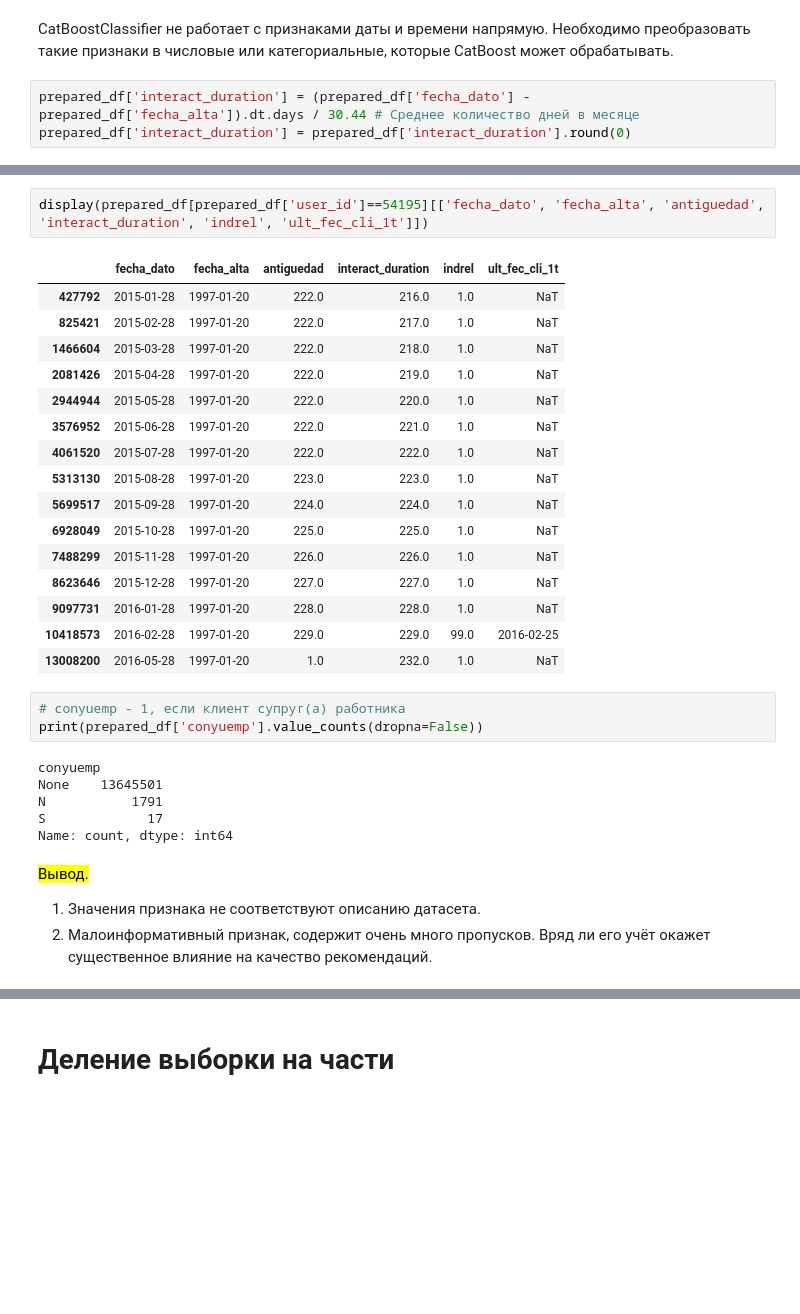
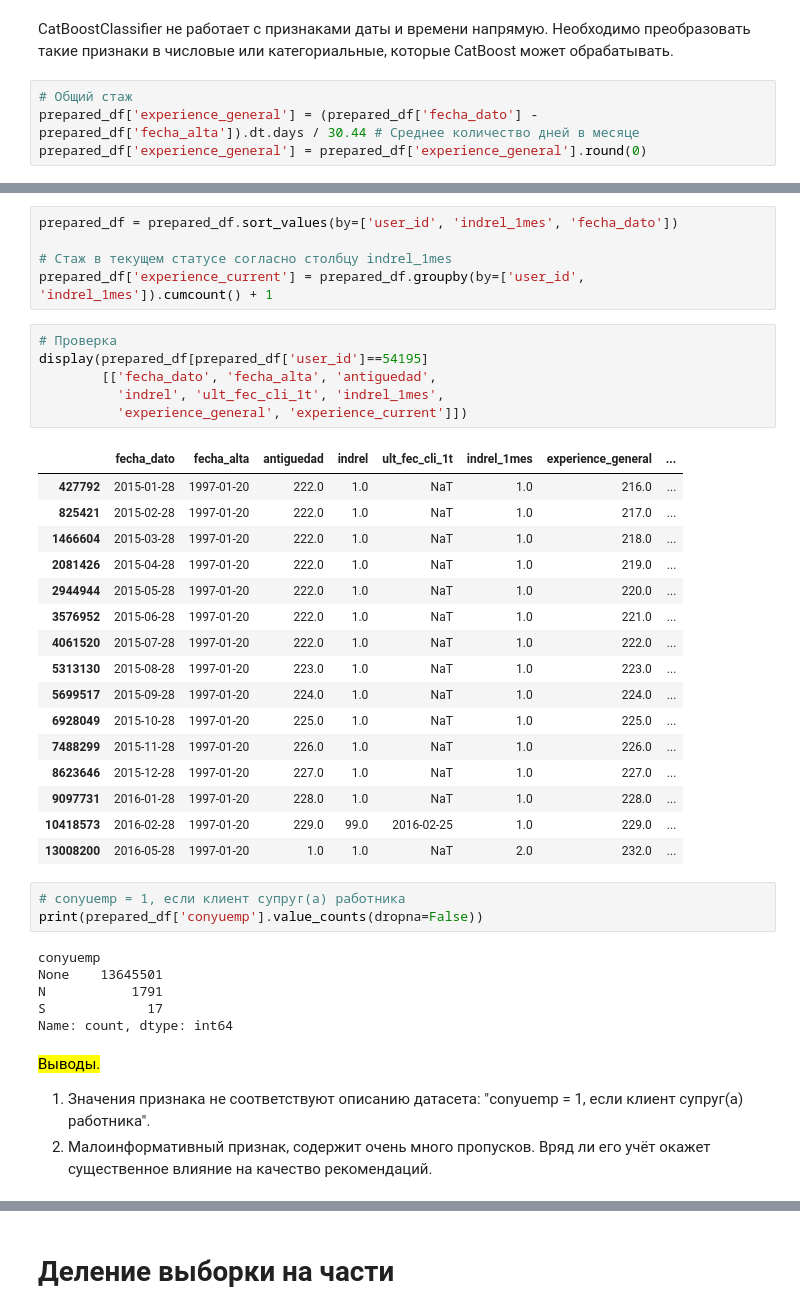
Before and after one commit to alien150684/banking_products_recom, a Jupyter notebook: recommendations.ipynb, the cells around one changed output, grey strips where cells are left out. Saved outputs shown, nothing was run; the diff lists cells and outputs as text; blank space fills up the shorter version.

```diff
--- a/recommendations.ipynb
+++ b/recommendations.ipynb
@@ -652,5 +651,6 @@ display(prepared_df[prepared_df['user_id']==54195])
 # %% [markdown]
 CatBoostClassifier не работает с признаками даты и времени напрямую. Необходимо преобразовать такие признаки в числовые или категориальные, которые CatBoost может обрабатывать.
 # %%
-prepared_df['interact_duration'] = (prepared_df['fecha_dato'] - prepared_df['fecha_alta']).dt.days / 30.44 # Среднее количество дней в месяце
-prepared_df['interact_duration'] = prepared_df['interact_duration'].round(0)
+# Общий стаж
+prepared_df['experience_general'] = (prepared_df['fecha_dato'] - prepared_df['fecha_alta']).dt.days / 30.44 # Среднее количество дней в месяце
+prepared_df['experience_general'] = prepared_df['experience_general'].round(0)
@@ -657,24 +669,33 @@ prepared_df['interact_duration'] = prepared_df['interact_duration'].round(0)
+# %%
+prepared_df = prepared_df.sort_values(by=['user_id', 'indrel_1mes', 'fecha_dato'])
+
+# Стаж в текущем статусе согласно столбцу indrel_1mes
+prepared_df['experience_current'] = prepared_df.groupby(by=['user_id', 'indrel_1mes']).cumcount() + 1
 # %%
-display(prepared_df[prepared_df['user_id']==54195][['fecha_dato', 'fecha_alta', 'antiguedad', 'interact_duration', 'indrel', 'ult_fec_cli_1t']])
+# Проверка
+display(prepared_df[prepared_df['user_id']==54195]
+        [['fecha_dato', 'fecha_alta', 'antiguedad',
+          'indrel', 'ult_fec_cli_1t', 'indrel_1mes',
+          'experience_general', 'experience_current']])
 # %% [output]
-|  | fecha_dato | fecha_alta | antiguedad | interact_duration | indrel | ult_fec_cli_1t |
-| 427792 | 2015-01-28 | 1997-01-20 | 222.0 | 216.0 | 1.0 | NaT |
-| 825421 | 2015-02-28 | 1997-01-20 | 222.0 | 217.0 | 1.0 | NaT |
-| 1466604 | 2015-03-28 | 1997-01-20 | 222.0 | 218.0 | 1.0 | NaT |
-| 2081426 | 2015-04-28 | 1997-01-20 | 222.0 | 219.0 | 1.0 | NaT |
-| 2944944 | 2015-05-28 | 1997-01-20 | 222.0 | 220.0 | 1.0 | NaT |
-| 3576952 | 2015-06-28 | 1997-01-20 | 222.0 | 221.0 | 1.0 | NaT |
-| 4061520 | 2015-07-28 | 1997-01-20 | 222.0 | 222.0 | 1.0 | NaT |
-| 5313130 | 2015-08-28 | 1997-01-20 | 223.0 | 223.0 | 1.0 | NaT |
-| 5699517 | 2015-09-28 | 1997-01-20 | 224.0 | 224.0 | 1.0 | NaT |
-| 6928049 | 2015-10-28 | 1997-01-20 | 225.0 | 225.0 | 1.0 | NaT |
-| 7488299 | 2015-11-28 | 1997-01-20 | 226.0 | 226.0 | 1.0 | NaT |
-| 8623646 | 2015-12-28 | 1997-01-20 | 227.0 | 227.0 | 1.0 | NaT |
-| 9097731 | 2016-01-28 | 1997-01-20 | 228.0 | 228.0 | 1.0 | NaT |
-| 10418573 | 2016-02-28 | 1997-01-20 | 229.0 | 229.0 | 99.0 | 2016-02-25 |
-| 13008200 | 2016-05-28 | 1997-01-20 | 1.0 | 232.0 | 1.0 | NaT |
+|  | fecha_dato | fecha_alta | antiguedad | indrel | ult_fec_cli_1t | indrel_1mes | experience_general | ... |
+| 427792 | 2015-01-28 | 1997-01-20 | 222.0 | 1.0 | NaT | 1.0 | 216.0 | ... |
+| 825421 | 2015-02-28 | 1997-01-20 | 222.0 | 1.0 | NaT | 1.0 | 217.0 | ... |
+| 1466604 | 2015-03-28 | 1997-01-20 | 222.0 | 1.0 | NaT | 1.0 | 218.0 | ... |
+| 2081426 | 2015-04-28 | 1997-01-20 | 222.0 | 1.0 | NaT | 1.0 | 219.0 | ... |
+| 2944944 | 2015-05-28 | 1997-01-20 | 222.0 | 1.0 | NaT | 1.0 | 220.0 | ... |
+| 3576952 | 2015-06-28 | 1997-01-20 | 222.0 | 1.0 | NaT | 1.0 | 221.0 | ... |
+| 4061520 | 2015-07-28 | 1997-01-20 | 222.0 | 1.0 | NaT | 1.0 | 222.0 | ... |
+| 5313130 | 2015-08-28 | 1997-01-20 | 223.0 | 1.0 | NaT | 1.0 | 223.0 | ... |
+| 5699517 | 2015-09-28 | 1997-01-20 | 224.0 | 1.0 | NaT | 1.0 | 224.0 | ... |
+| 6928049 | 2015-10-28 | 1997-01-20 | 225.0 | 1.0 | NaT | 1.0 | 225.0 | ... |
+| 7488299 | 2015-11-28 | 1997-01-20 | 226.0 | 1.0 | NaT | 1.0 | 226.0 | ... |
+| 8623646 | 2015-12-28 | 1997-01-20 | 227.0 | 1.0 | NaT | 1.0 | 227.0 | ... |
+| 9097731 | 2016-01-28 | 1997-01-20 | 228.0 | 1.0 | NaT | 1.0 | 228.0 | ... |
+| 10418573 | 2016-02-28 | 1997-01-20 | 229.0 | 99.0 | 2016-02-25 | 1.0 | 229.0 | ... |
+| 13008200 | 2016-05-28 | 1997-01-20 | 1.0 | 1.0 | NaT | 2.0 | 232.0 | ... |
 # %%
-# conyuemp - 1, если клиент супруг(а) работника
+# conyuemp = 1, если клиент супруг(а) работника
 print(prepared_df['conyuemp'].value_counts(dropna=False))
 # %% [output]
 conyuemp
@@ -683,7 +704,7 @@ N           1791
 S             17
 Name: count, dtype: int64
 # %% [markdown]
-<mark>Вывод.</mark>
-1. Значения признака не соответствуют описанию датасета.
+<mark>Выводы.</mark>
+1. Значения признака не соответствуют описанию датасета: "conyuemp = 1, если клиент супруг(а) работника".
 2. Малоинформативный признак, содержит очень много пропусков. Вряд ли его учёт окажет существенное влияние на качество рекомендаций.
 # %%
```
Also changed, not shown: parts of 13 cells of this notebook.
